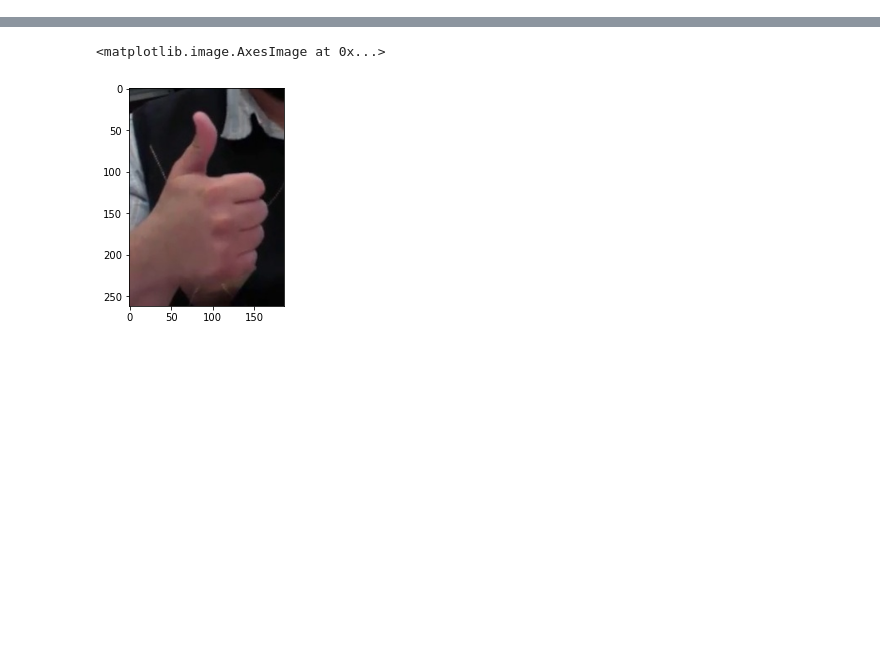
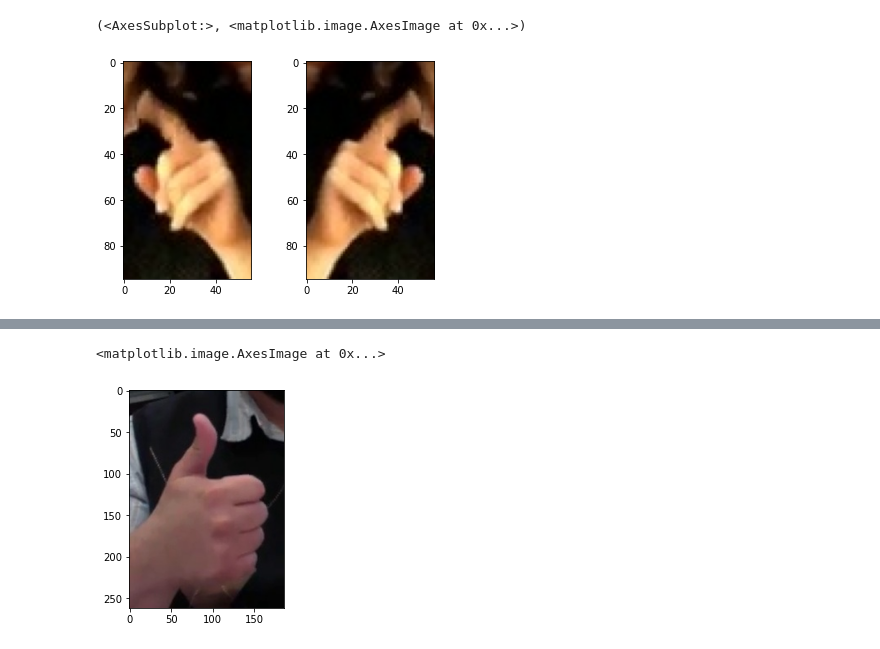
Before and after one commit to farbere/Runarljod, a Jupyter notebook: notes/data_synthesis_gallery.ipynb, the cells around one changed output, grey strips where cells are left out. Saved outputs shown, nothing was run; the diff lists cells and outputs as text; code cells hidden in the pictures; blank space fills up the shorter version.

```diff
--- a/notes/data_synthesis_gallery.ipynb
+++ b/notes/data_synthesis_gallery.ipynb
@@ -5,0 +62,9 @@ import matplotlib.pyplot as plt
+# %%
+# I don't see a mechanism for controlling the probability the flip is applied
+reflecter = tf.keras.layers.RandomFlip(mode='horizontal')
+# %%
+plt.subplot(1,2,1), plt.imshow(img)
+plt.subplot(1,2,2), plt.imshow(reflecter(img))
+# %% [output]
+(<AxesSubplot:>, <matplotlib.image.AxesImage at 0x...>)
+[figure, added]
```
Also changed, not shown: parts of 19 cells of this notebook, 4 other files.
